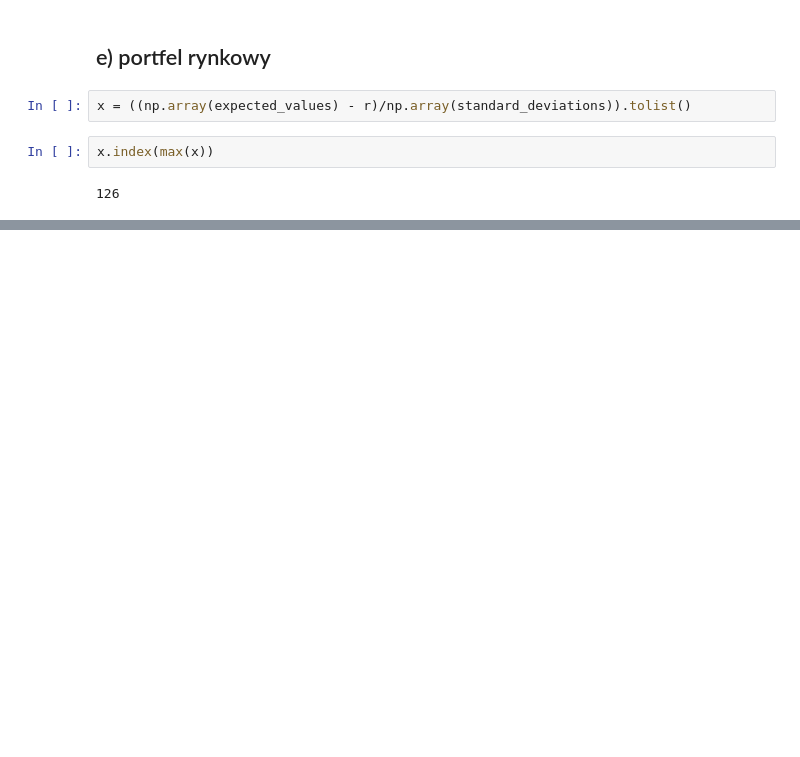
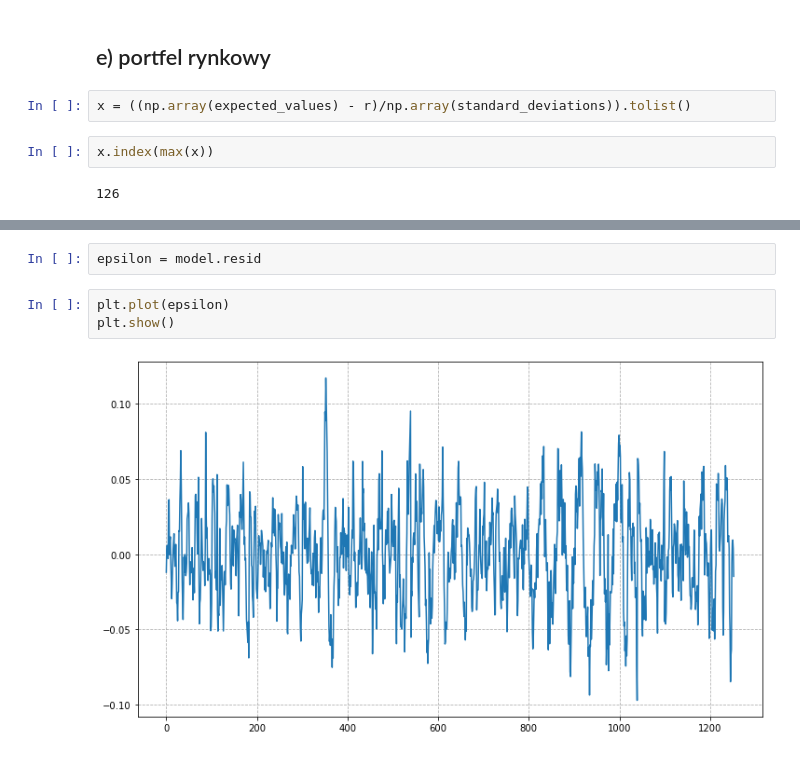
Before and after one commit to KatarzynaTurbanska/enterprise_risk_management, a Jupyter notebook: Prezentacja 3/dywersyfikacja.ipynb, the cells around one changed output, grey strips where cells are left out. Saved outputs shown, nothing was run; the diff lists cells and outputs as text; blank space fills up the shorter version.

```diff
--- a/Prezentacja 3/dywersyfikacja.ipynb
+++ b/Prezentacja 3/dywersyfikacja.ipynb
@@ -176,0 +275,7 @@ plt.show()
+# %%
+epsilon = model.resid
+# %%
+plt.plot(epsilon)
+plt.show()
+# %% [output]
+[figure, added]
```
Also changed, not shown: parts of 45 cells of this notebook.
